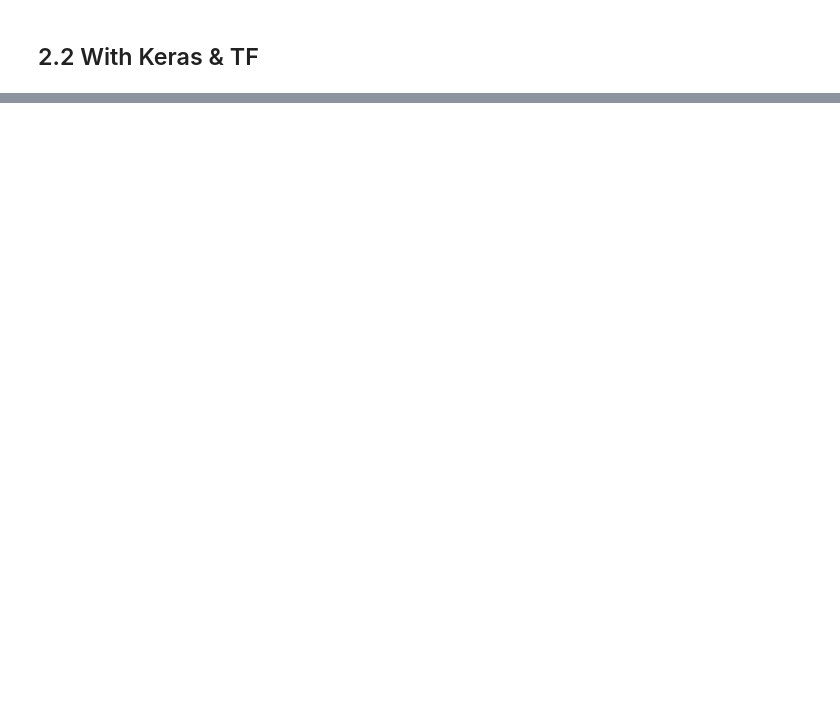
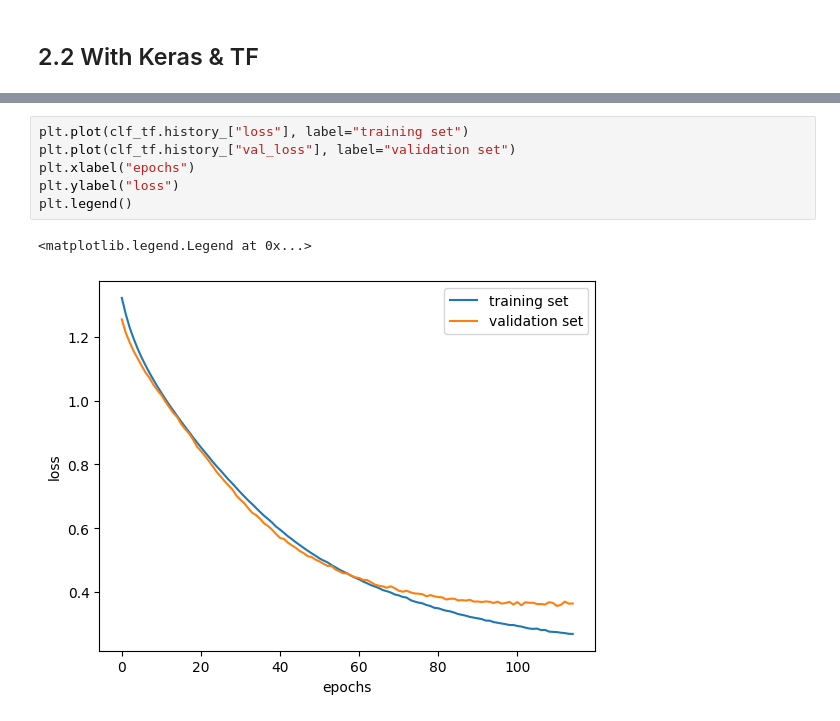
Before and after one commit to mariscoglio/bio482_cell_classifier, a Jupyter notebook: model_eval.ipynb, the cells around one changed output, grey strips where cells are left out. Drawn from its saved outputs; the diff is of its cells as text; blank space fills up the shorter version.

```diff
--- a/model_eval.ipynb
+++ b/model_eval.ipynb
@@ -444,0 +384,9 @@ plt.legend()
+# %%
+plt.plot(clf_tf.history_["loss"], label="training set")
+plt.plot(clf_tf.history_["val_loss"], label="validation set")
+plt.xlabel("epochs")
+plt.ylabel("loss")
+plt.legend()
+# %% [output]
+<matplotlib.legend.Legend at 0x...>
+[figure, added]
```
Also changed, not shown: parts of 22 cells of this notebook, 1 other file.
